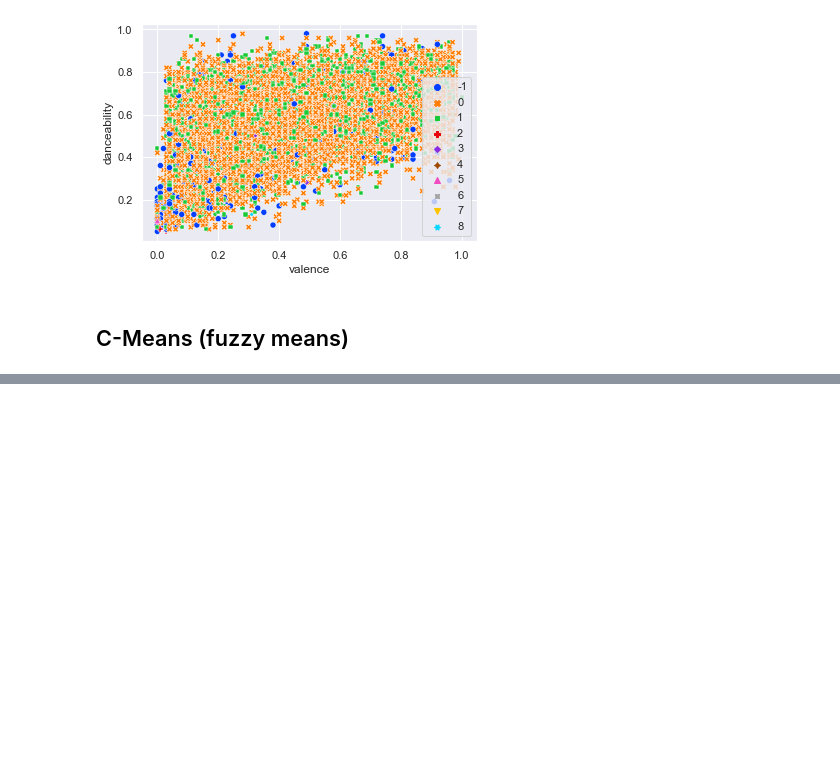
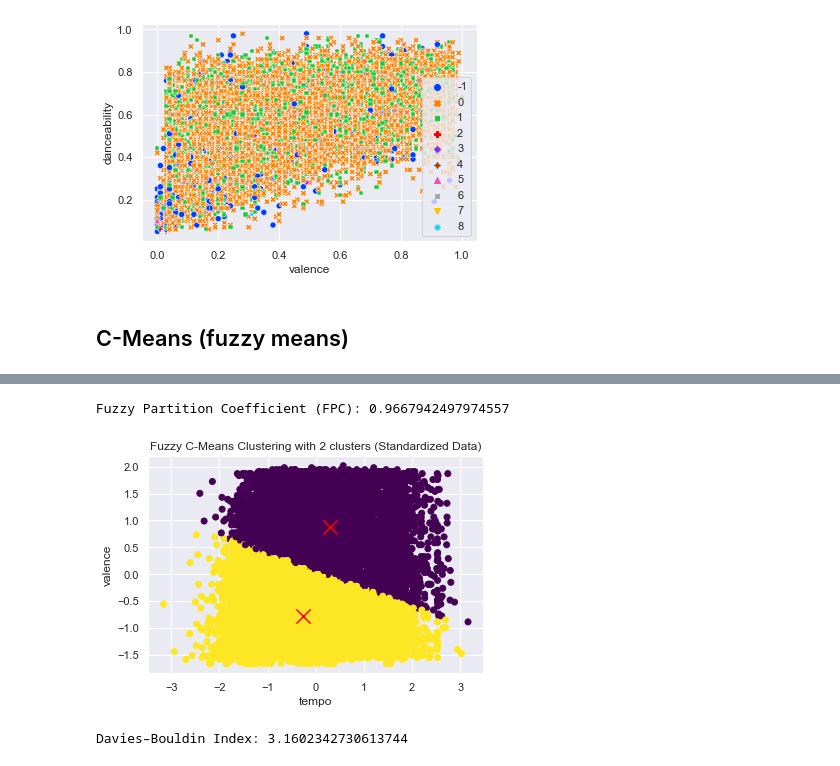
Before and after one commit to Bakko000/Data-Mining, a Jupyter notebook: dataset (missing + split)/prova2clustering.ipynb, the cells around one changed output, grey strips where cells are left out. Saved outputs shown, nothing was run; the diff lists cells and outputs as text; code cells hidden in the pictures; blank space fills up the shorter version.

```diff
--- a/dataset (missing + split)/prova2clustering.ipynb
+++ b/dataset (missing + split)/prova2clustering.ipynb
@@ -100,0 +140,76 @@ plt.show()
+# %%
+#!pip install  scikit-fuzzy
+
+import skfuzzy as fuzz
+
+# Load your data into a DataFrame or use your existing DataFrame
+# For example:
+# df = pd.read_csv('your_data.csv')
+
+# Extract the data from the two columns of interest
+data = df[["tempo", "valence"]].values
+
+# Standardize (z-score normalize) the data
+scaler = StandardScaler()
+data_scaled = scaler.fit_transform(data)
+
+# Number of clusters
+c = 2
+
+# Fuzziness coefficient (typically between 1.1 and 2.0)
+m = 1.1
+
+# Maximum number of iterations
+max_iters = 100
+
+# Tolerance (stop when change in membership is smaller than this)
+tolerance = 1e-3
+
+cntr, u, u0, d, jm, p, fpc = fuzz.cluster.cmeans(
+    data_scaled.T, c, m, error=tolerance, maxiter=max_iters, init=None
+)
+
+# Get the cluster membership degrees
+cluster_membership = np.argmax(u, axis=0)
+
+
+# Visualize the data and cluster centers
+plt.scatter(data_scaled[:, 0], data_scaled[:, 1], c=cluster_membership, cmap='viridis')
+plt.scatter(cntr[:, 0], cntr[:, 1], c='red', marker='x', s=200)
+plt.title(f'Fuzzy C-Means Clustering with {c} clusters (Standardized Data)')
+plt.xlabel("tempo")
+plt.ylabel("valence")
+print(f"Fuzzy Partition Coefficient (FPC): {fpc}")
+plt.show()
+
+
+
+
+from sklearn.metrics import pairwise_distances
+import numpy as np
+
+# Calculate pairwise distances between cluster centers
+center_distances = pairwise_distances(cntr)
+
+# Initialize Davies–Bouldin index
+db_index = 0.0
+
+# Iterate through each cluster
+for i in range(c):
+    # Calculate average distance within the cluster
+    avg_distance_within_cluster = np.mean([center_distances[i, j] for j in range(c) if j != i])
+
+    # Find the cluster with the maximum similarity (maximum value of (std_i + std_j) / distance_ij)
+    max_similarity = max([(np.std(u[i]) + np.std(u[j])) / center_distances[i, j] for j in range(c) if j != i])
+
+    # Update Davies–Bouldin index
+    db_index += avg_distance_within_cluster / max_similarity
+
+# Calculate the final Davies–Bouldin index
+db_index /= c
+
+print(f"Davies–Bouldin Index: {db_index}")
+# %% [output]
+Fuzzy Partition Coefficient (FPC): 0.9667942497974557
+[figure, added]
+Davies–Bouldin Index: 3.1602342730613744
```
Also changed, not shown: parts of 18 cells of this notebook.
